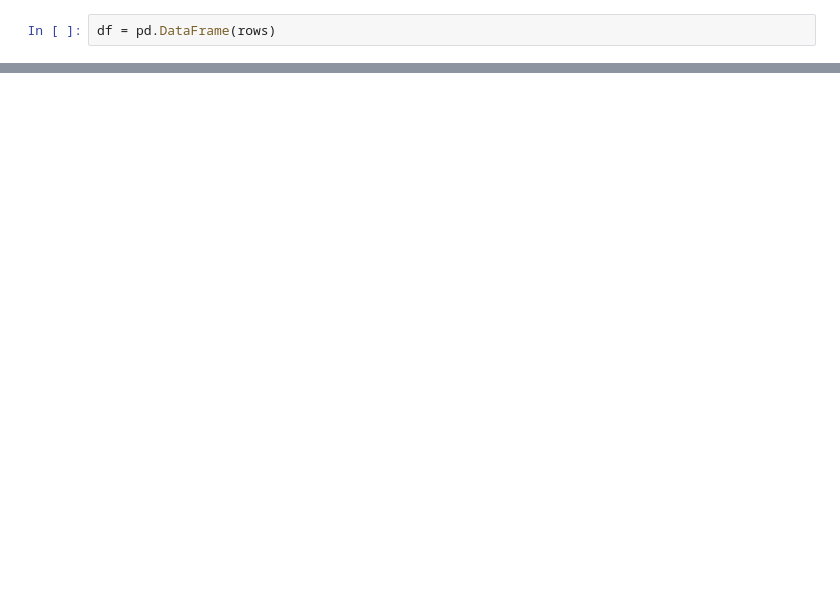
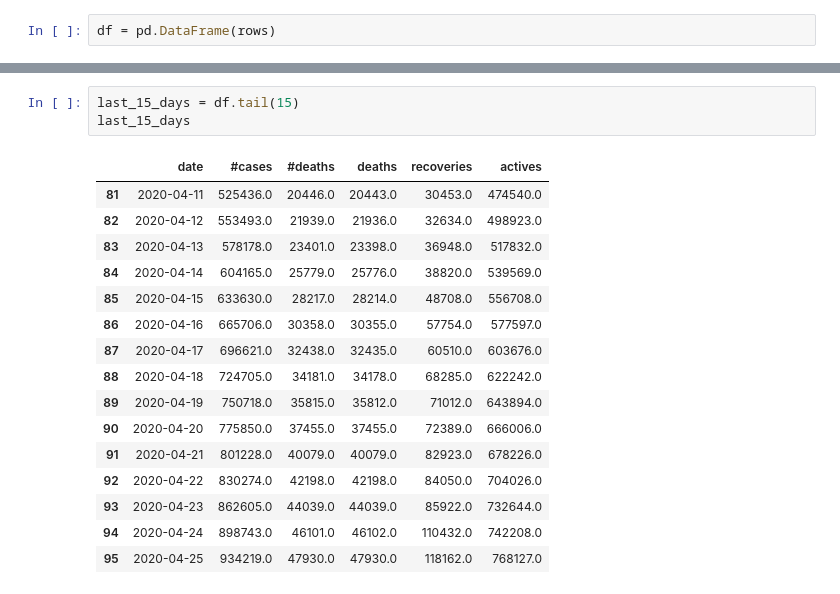
Before and after one commit to xandermorrison/coronavirus, a Jupyter notebook: coronavirus.ipynb, the cells around one changed output, grey strips where cells are left out. Cells and saved outputs as stored; diff of their text form; blank space fills up the shorter version.

```diff
--- a/coronavirus.ipynb
+++ b/coronavirus.ipynb
@@ -104,0 +116,20 @@ dtype: object
+# %%
+last_15_days = df.tail(15)
+last_15_days
+# %% [output]
+|  | date | #cases | #deaths | deaths | recoveries | actives |
+| 81 | 2020-04-11 | 525436.0 | 20446.0 | 20443.0 | 30453.0 | 474540.0 |
+| 82 | 2020-04-12 | 553493.0 | 21939.0 | 21936.0 | 32634.0 | 498923.0 |
+| 83 | 2020-04-13 | 578178.0 | 23401.0 | 23398.0 | 36948.0 | 517832.0 |
+| 84 | 2020-04-14 | 604165.0 | 25779.0 | 25776.0 | 38820.0 | 539569.0 |
+| 85 | 2020-04-15 | 633630.0 | 28217.0 | 28214.0 | 48708.0 | 556708.0 |
+| 86 | 2020-04-16 | 665706.0 | 30358.0 | 30355.0 | 57754.0 | 577597.0 |
+| 87 | 2020-04-17 | 696621.0 | 32438.0 | 32435.0 | 60510.0 | 603676.0 |
+| 88 | 2020-04-18 | 724705.0 | 34181.0 | 34178.0 | 68285.0 | 622242.0 |
+| 89 | 2020-04-19 | 750718.0 | 35815.0 | 35812.0 | 71012.0 | 643894.0 |
+| 90 | 2020-04-20 | 775850.0 | 37455.0 | 37455.0 | 72389.0 | 666006.0 |
+| 91 | 2020-04-21 | 801228.0 | 40079.0 | 40079.0 | 82923.0 | 678226.0 |
+| 92 | 2020-04-22 | 830274.0 | 42198.0 | 42198.0 | 84050.0 | 704026.0 |
+| 93 | 2020-04-23 | 862605.0 | 44039.0 | 44039.0 | 85922.0 | 732644.0 |
+| 94 | 2020-04-24 | 898743.0 | 46101.0 | 46102.0 | 110432.0 | 742208.0 |
+| 95 | 2020-04-25 | 934219.0 | 47930.0 | 47930.0 | 118162.0 | 768127.0 |
```
Also changed, not shown: parts of 7 cells of this notebook.
